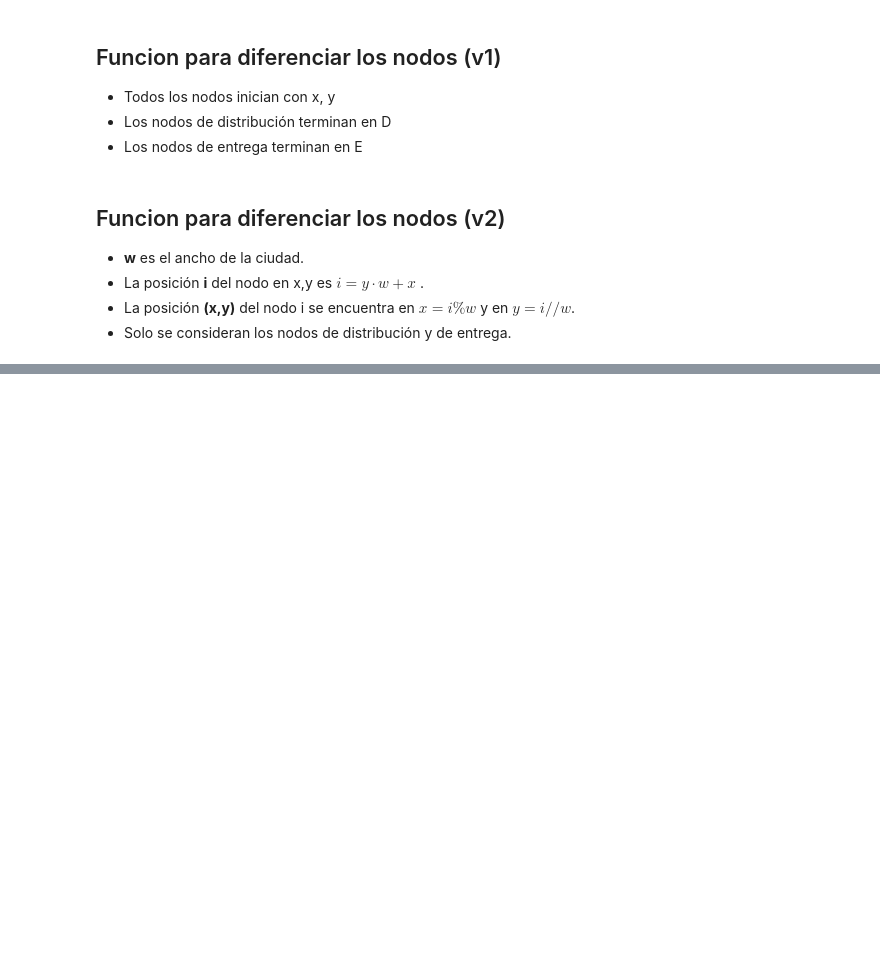
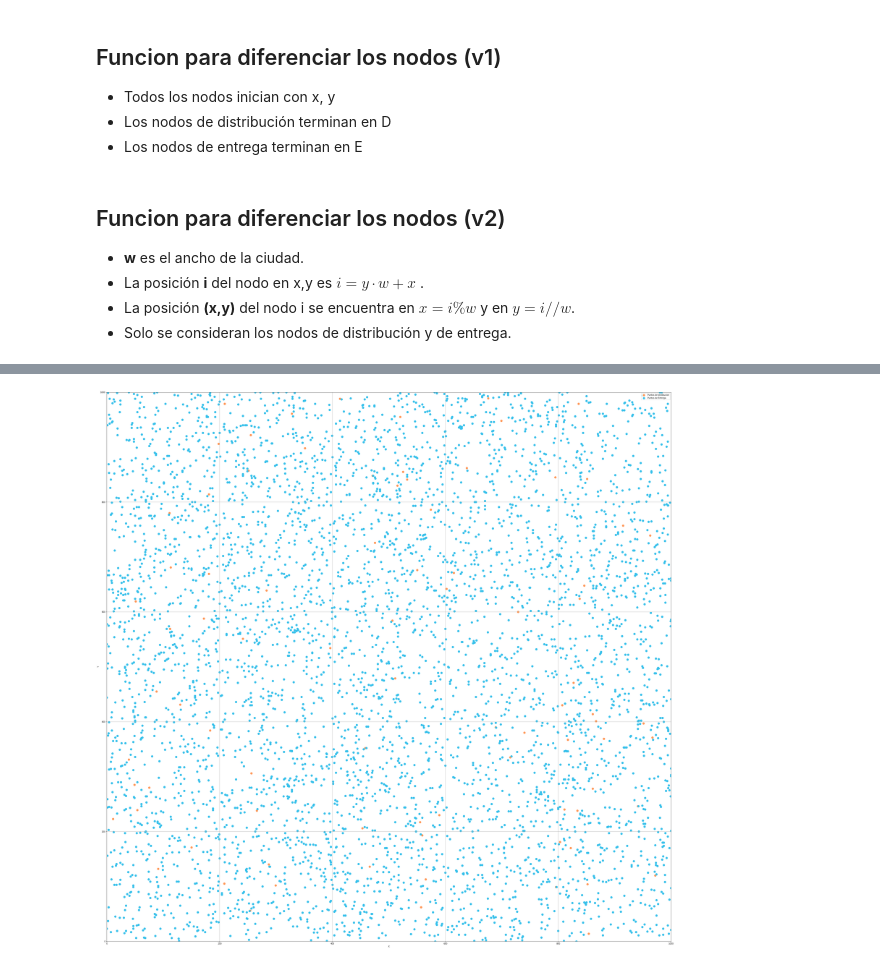
Before and after one commit to Coralain10/cc41_tf_202010279_202017572_201319550, a Jupyter notebook: Trabajo_Final.ipynb, the cells around one changed output, grey strips where cells are left out. Saved outputs shown, nothing was run; the diff lists cells and outputs as text; code cells hidden in the pictures; blank space fills up the shorter version.

Commit message:
Importar de dataset

```diff
--- a/Trabajo_Final.ipynb
+++ b/Trabajo_Final.ipynb
@@ -108,0 +130,11 @@ def getXYsByNodes(nl, w):
+# %%
+def fileXYtoLst(fname):
+  xys = []
+  with open(fname) as f:
+    for line in f:
+      xys.append( tuple( map(int,line.strip().split(','))) )
+  return xys
+
+side = 1000 #ancho y alto de la ciudad
+almacenes_xys = fileXYtoLst("dataset/almacenes.csv")
+entrega_xys = fileXYtoLst("dataset/puntos_entrega.csv")
@@ -108,0 +144,18 @@ def getXYsByNodes(nl, w):
+# %%
+import matplotlib.pyplot as plt
+plt.figure(figsize=(50,50))
+plt.grid(color='#AAAAAA', linestyle='-', linewidth=1)
+plt.scatter( *zip(*almacenes_xys), s=100, color="#ff9654", label="Puntos de distibucion")
+plt.scatter( *zip(*entrega_xys), s=100, color="#34c0eb", label="Puntos de Entrega")
+plt.xlabel("X")
+plt.ylabel("Y")
+for xy in almacenes_xys:
+  plt.annotate(None,(xy[0], xy[1]))
+for xy in entrega_xys:
+  plt.annotate(None,(xy[0], xy[1]))
+plt.legend()
+plt.xlim([0, side])
+plt.ylim([0, side])
+plt.show()
+# %% [output]
+[figure, added]
```
Also changed, not shown: parts of 6 cells of this notebook.
